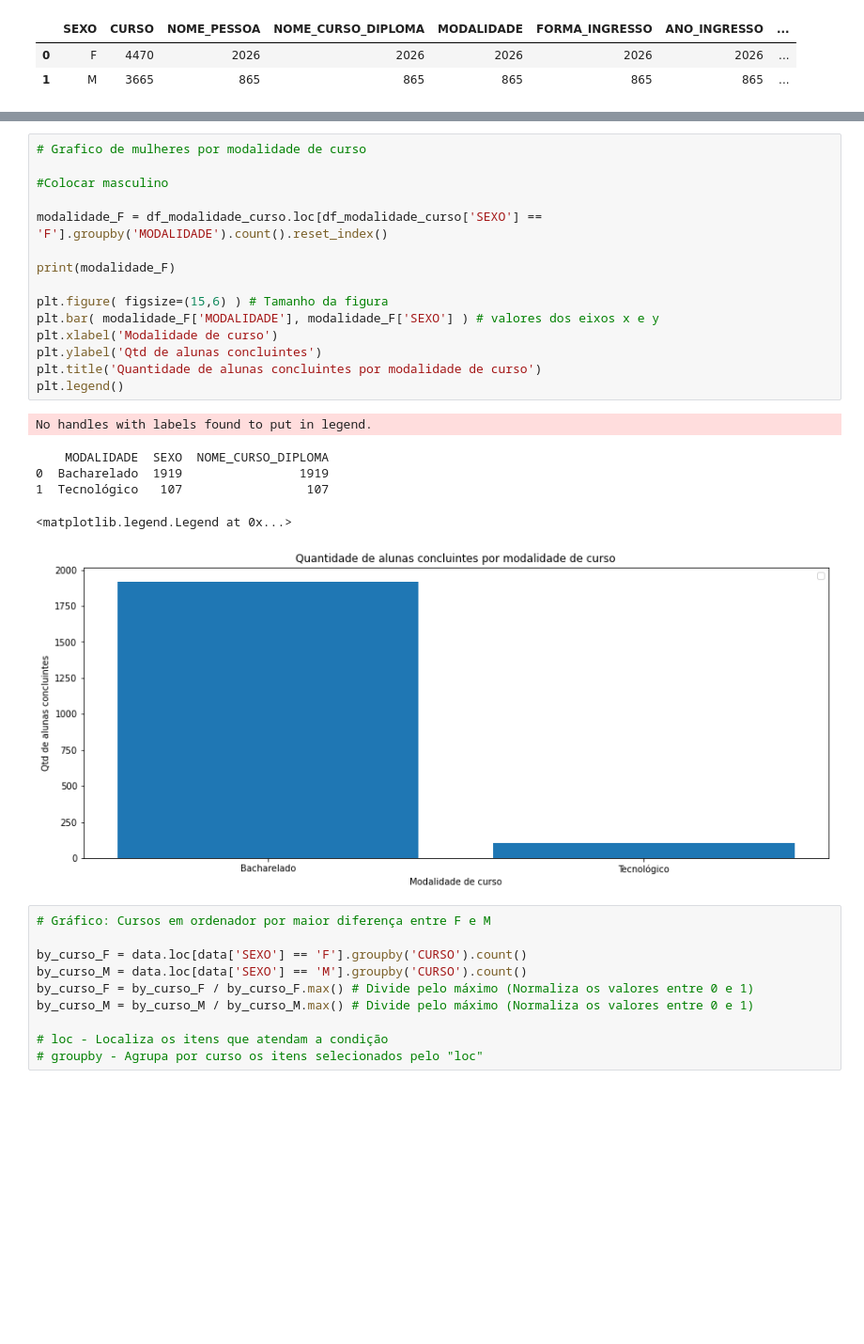
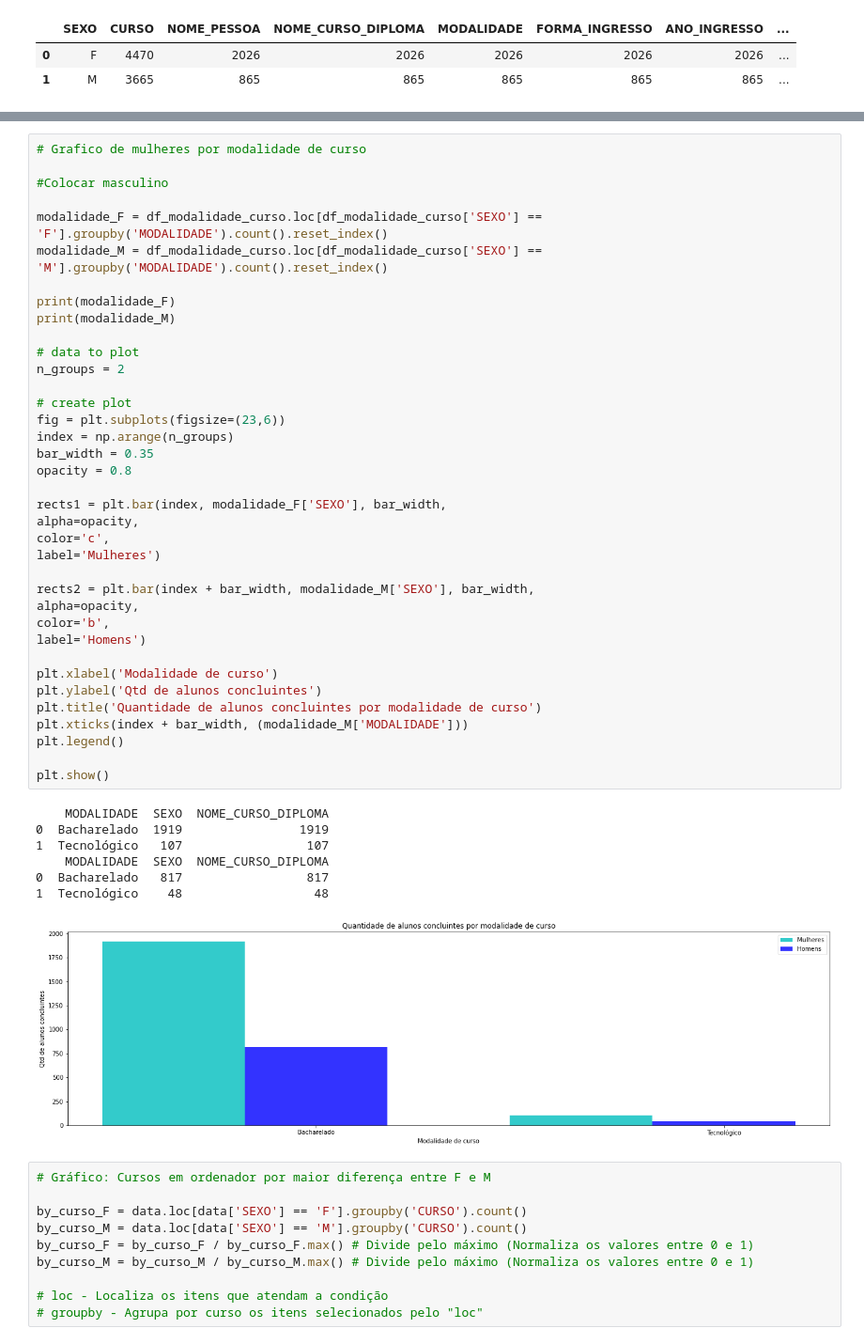
Before and after one commit to melarenina/tcc, a Jupyter notebook: relacao_mulheres_formadas.ipynb, the cells around one changed output, grey strips where cells are left out. Shown at 94% size. Cells and saved outputs as stored; diff of their text form; blank space fills up the shorter version.

```diff
--- a/relacao_mulheres_formadas.ipynb
+++ b/relacao_mulheres_formadas.ipynb
@@ -122,25 +133,48 @@ No handles with labels found to put in legend.
 # %%
 # Grafico de mulheres por modalidade de curso
 
 #Colocar masculino
 
 modalidade_F = df_modalidade_curso.loc[df_modalidade_curso['SEXO'] == 'F'].groupby('MODALIDADE').count().reset_index()
+modalidade_M = df_modalidade_curso.loc[df_modalidade_curso['SEXO'] == 'M'].groupby('MODALIDADE').count().reset_index()
 
 print(modalidade_F)
+print(modalidade_M)
 
-plt.figure( figsize=(15,6) ) # Tamanho da figura
-plt.bar( modalidade_F['MODALIDADE'], modalidade_F['SEXO'] ) # valores dos eixos x e y
+# data to plot
+n_groups = 2
+
+# create plot
+fig = plt.subplots(figsize=(23,6))
+index = np.arange(n_groups)
+bar_width = 0.35
+opacity = 0.8
+
+rects1 = plt.bar(index, modalidade_F['SEXO'], bar_width,
+alpha=opacity,
+color='c',
+label='Mulheres')
+
+rects2 = plt.bar(index + bar_width, modalidade_M['SEXO'], bar_width,
+alpha=opacity,
+color='b',
+label='Homens')
+
 plt.xlabel('Modalidade de curso')
-plt.ylabel('Qtd de alunas concluintes')
-plt.title('Quantidade de alunas concluintes por modalidade de curso')
+plt.ylabel('Qtd de alunos concluintes')
+plt.title('Quantidade de alunos concluintes por modalidade de curso')
+plt.xticks(index + bar_width, (modalidade_M['MODALIDADE']))
 plt.legend()
+
+plt.show()
 # %% [output]
-No handles with labels found to put in legend.
+    MODALIDADE  SEXO  NOME_CURSO_DIPLOMA
+0  Bacharelado  1919                1919
+1  Tecnológico   107                 107
+    MODALIDADE  SEXO  NOME_CURSO_DIPLOMA
+0  Bacharelado   817                 817
+1  Tecnológico    48                  48
-    MODALIDADE  SEXO  NOME_CURSO_DIPLOMA
-0  Bacharelado  1919                1919
-1  Tecnológico   107                 107
-<matplotlib.legend.Legend at 0x...>
-[figure, old version]
+[figure, new version]
 # %%
 # Gráfico: Cursos em ordenador por maior diferença entre F e M
 
```
Also changed, not shown: parts of 3 cells of this notebook, 1 other file.
